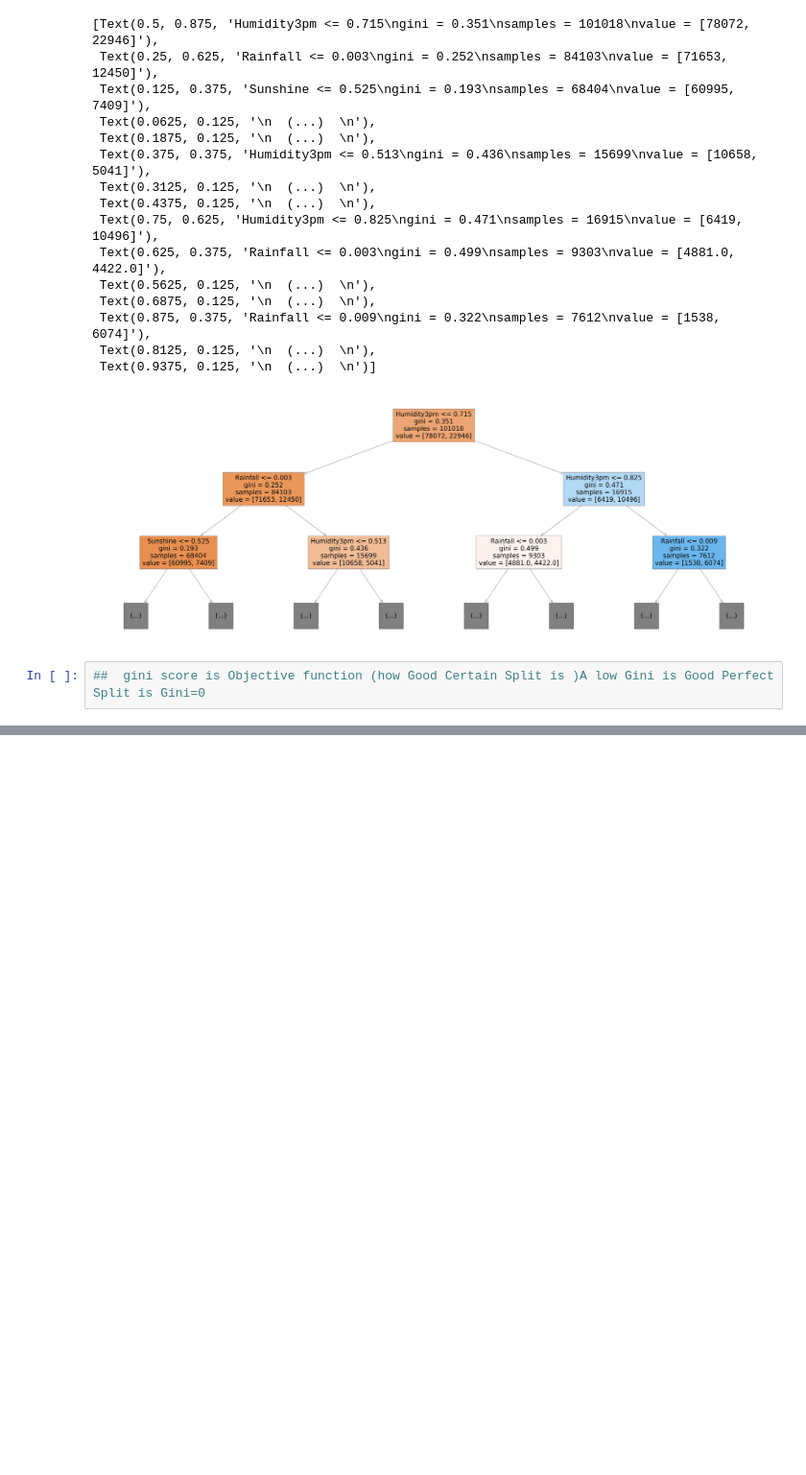
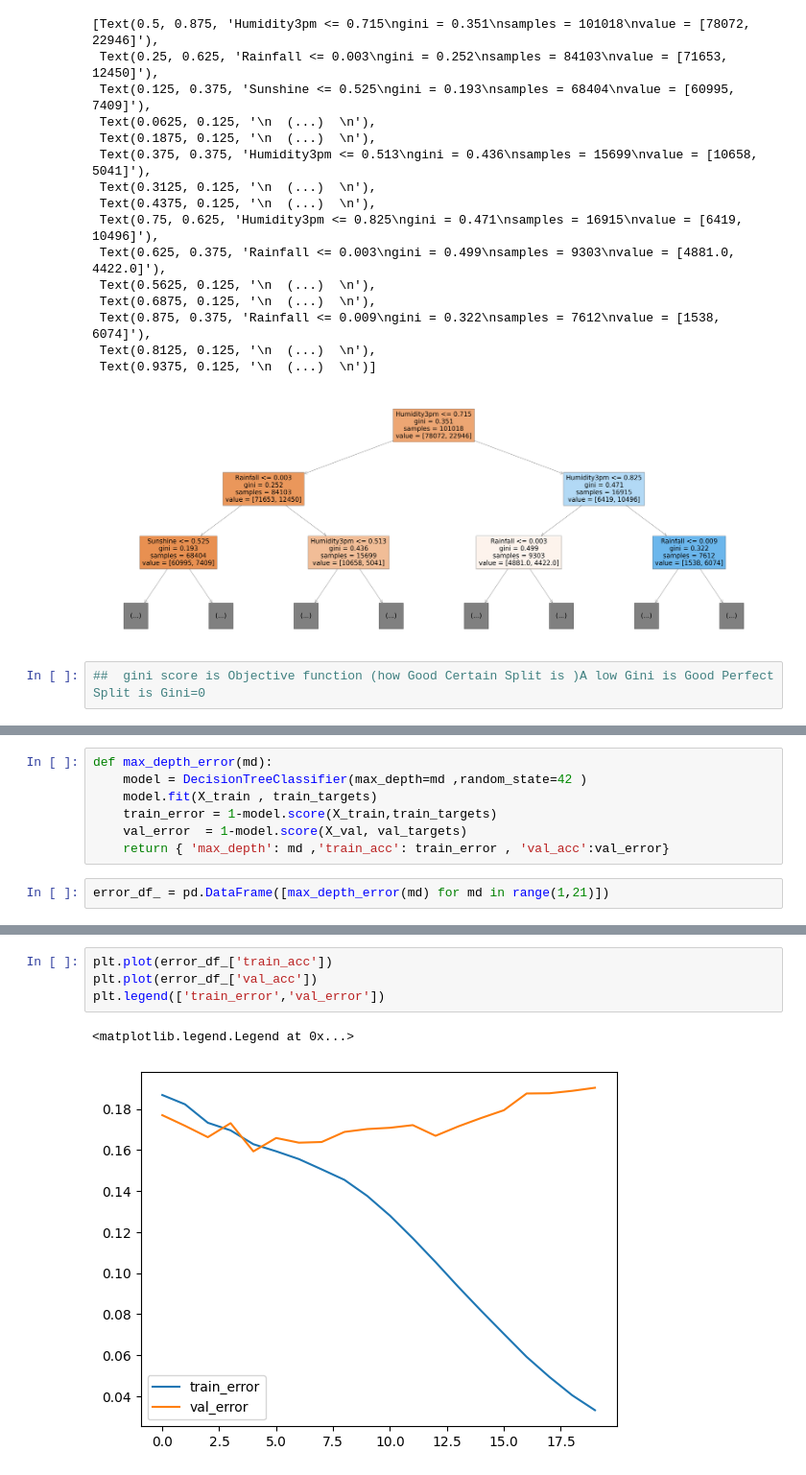
Before and after one commit to azrael-07/MachineLearningProjects, a Jupyter notebook: WeatherPrediction/WeatherPredTrees.ipynb, the cells around one changed output, grey strips where cells are left out. Shown at 96% size. Saved outputs shown, nothing was run; the diff lists cells and outputs as text; blank space fills up the shorter version.

```diff
--- a/WeatherPrediction/WeatherPredTrees.ipynb
+++ b/WeatherPrediction/WeatherPredTrees.ipynb
@@ -297,0 +403,9 @@ plot_tree(model, feature_names=X_train.columns , max_depth=2, filled=True)
+# %%
+def max_depth_error(md):
+    model = DecisionTreeClassifier(max_depth=md ,random_state=42 )
+    model.fit(X_train , train_targets)
+    train_error = 1-model.score(X_train,train_targets)
+    val_error  = 1-model.score(X_val, val_targets)
+    return { 'max_depth': md ,'train_acc': train_error , 'val_acc':val_error}
+# %%
+error_df_ = pd.DataFrame([max_depth_error(md) for md in range(1,21)])
@@ -297,0 +432,7 @@ plot_tree(model, feature_names=X_train.columns , max_depth=2, filled=True)
+# %%
+plt.plot(error_df_['train_acc'])
+plt.plot(error_df_['val_acc'])
+plt.legend(['train_error','val_error'])
+# %% [output]
+<matplotlib.legend.Legend at 0x...>
+[figure, added]
```
Also changed, not shown: parts of 16 cells of this notebook.
